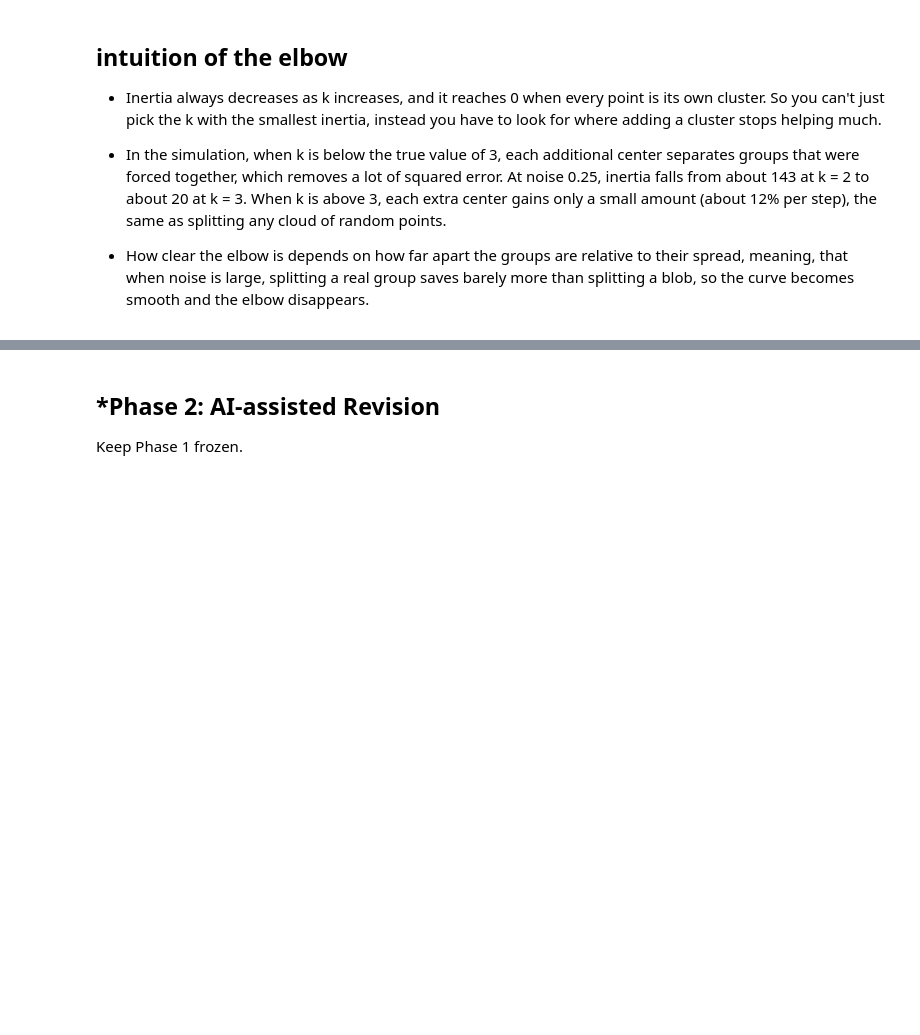
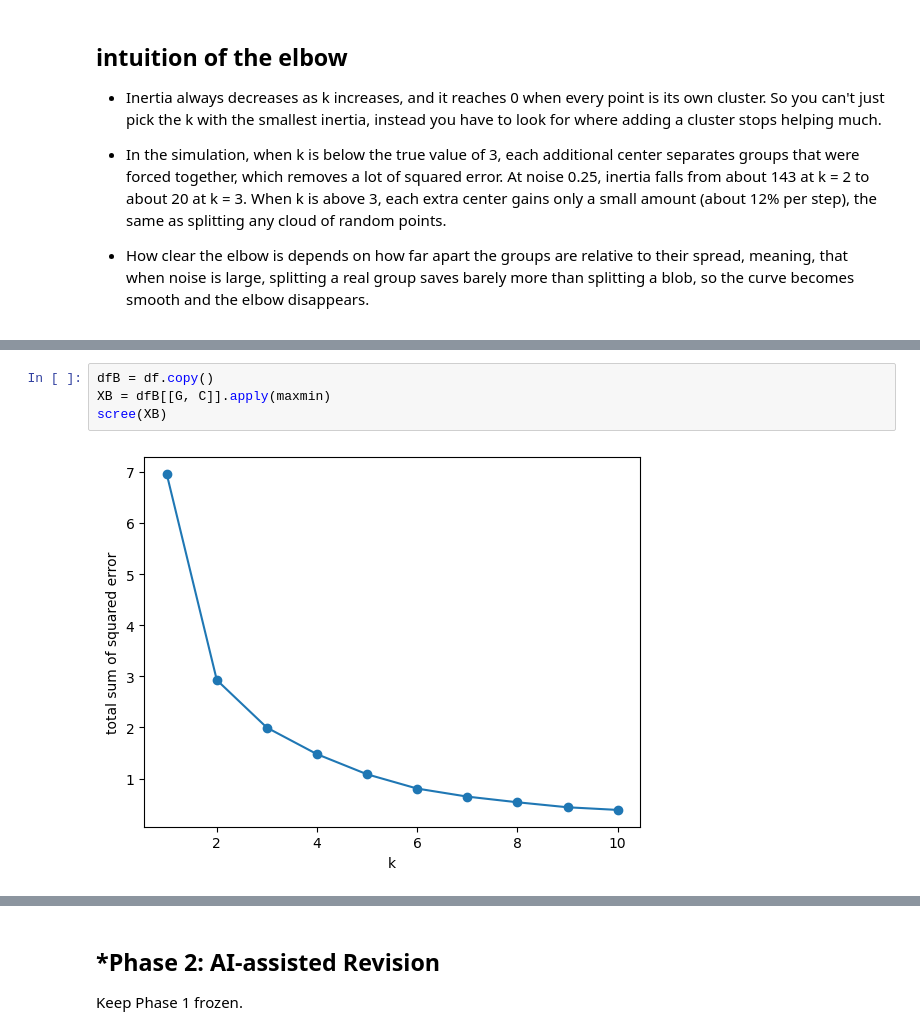
Before and after one commit to YafetG3/A04-clustering, a Jupyter notebook: A04_Clustering.ipynb, the cells around one changed output, grey strips where cells are left out. Saved outputs shown, nothing was run; the diff lists cells and outputs as text; blank space fills up the shorter version.

```diff
--- a/A04_Clustering.ipynb
+++ b/A04_Clustering.ipynb
@@ -167,0 +223,6 @@ display(summary)
+# %%
+dfB = df.copy()
+XB = dfB[[G, C]].apply(maxmin)
+scree(XB)
+# %% [output]
+[figure, added]
```
Also changed, not shown: parts of 20 cells of this notebook.
